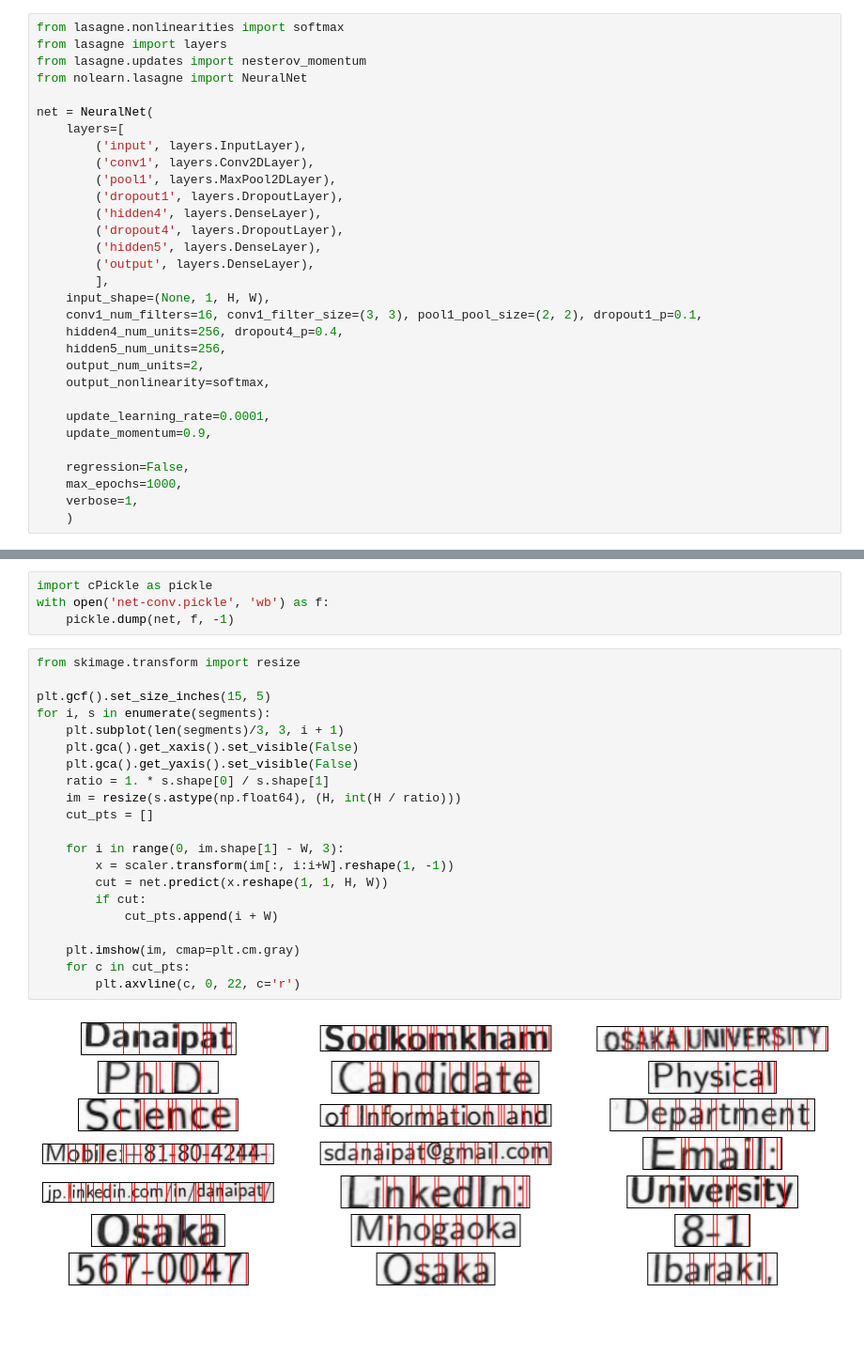
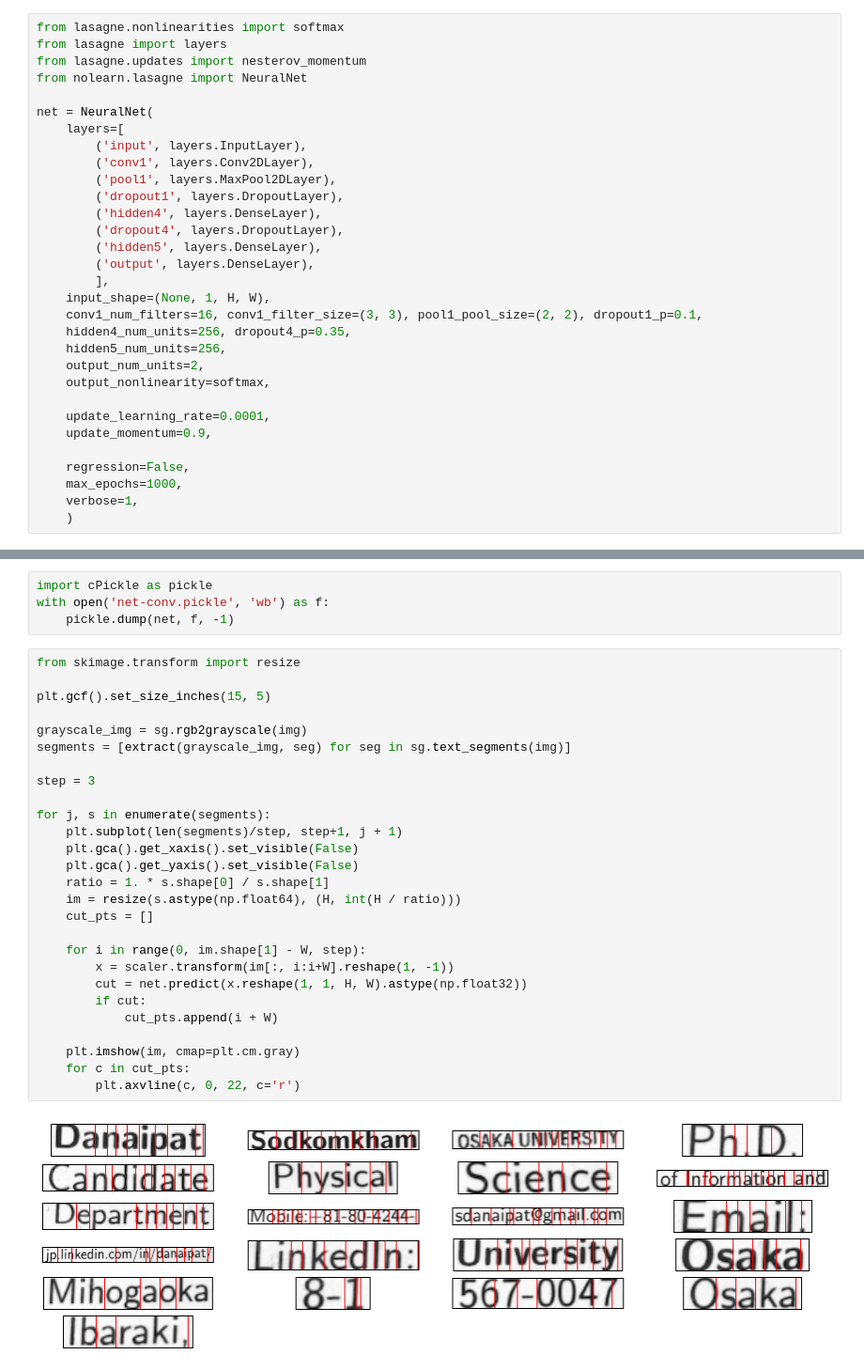
Before and after one commit to sdanaipat/Reverse-Engineer-Evernote-Camera, a Jupyter notebook: notebook/Evernote Fancy Camera - Part 2.3 -- Character Segmentation.ipynb, the cells around one changed output, grey strips where cells are left out. Shown at 94% size. Cells and saved outputs as stored; diff of their text form; blank space fills up the shorter version.

```diff
--- a/notebook/Evernote Fancy Camera - Part 2.3 -- Character Segmentation.ipynb
+++ b/notebook/Evernote Fancy Camera - Part 2.3 -- Character Segmentation.ipynb
@@ -179,7 +179,7 @@ net = NeuralNet(
         ],
     input_shape=(None, 1, H, W),
     conv1_num_filters=16, conv1_filter_size=(3, 3), pool1_pool_size=(2, 2), dropout1_p=0.1,
-    hidden4_num_units=256, dropout4_p=0.4,
+    hidden4_num_units=256, dropout4_p=0.35,
     hidden5_num_units=256,
     output_num_units=2,
     output_nonlinearity=softmax,
@@ -216,23 +236,29 @@ with open('net-conv.pickle', 'wb') as f:
 # %%
 from skimage.transform import resize
 
 plt.gcf().set_size_inches(15, 5)
-for i, s in enumerate(segments):
-    plt.subplot(len(segments)/3, 3, i + 1)
+
+grayscale_img = sg.rgb2grayscale(img)
+segments = [extract(grayscale_img, seg) for seg in sg.text_segments(img)]
+
+step = 3
+
+for j, s in enumerate(segments):
+    plt.subplot(len(segments)/step, step+1, j + 1)
     plt.gca().get_xaxis().set_visible(False)
     plt.gca().get_yaxis().set_visible(False)
     ratio = 1. * s.shape[0] / s.shape[1]
     im = resize(s.astype(np.float64), (H, int(H / ratio)))
     cut_pts = []
 
-    for i in range(0, im.shape[1] - W, 3):
+    for i in range(0, im.shape[1] - W, step):
         x = scaler.transform(im[:, i:i+W].reshape(1, -1))
-        cut = net.predict(x.reshape(1, 1, H, W))
+        cut = net.predict(x.reshape(1, 1, H, W).astype(np.float32))
         if cut:
             cut_pts.append(i + W)
 
     plt.imshow(im, cmap=plt.cm.gray)
     for c in cut_pts:
         plt.axvline(c, 0, 22, c='r')
 # %% [output]
-[figure, old version]
+[figure, new version]
```
Also changed, not shown: parts of 5 cells of this notebook, 1 other file.
